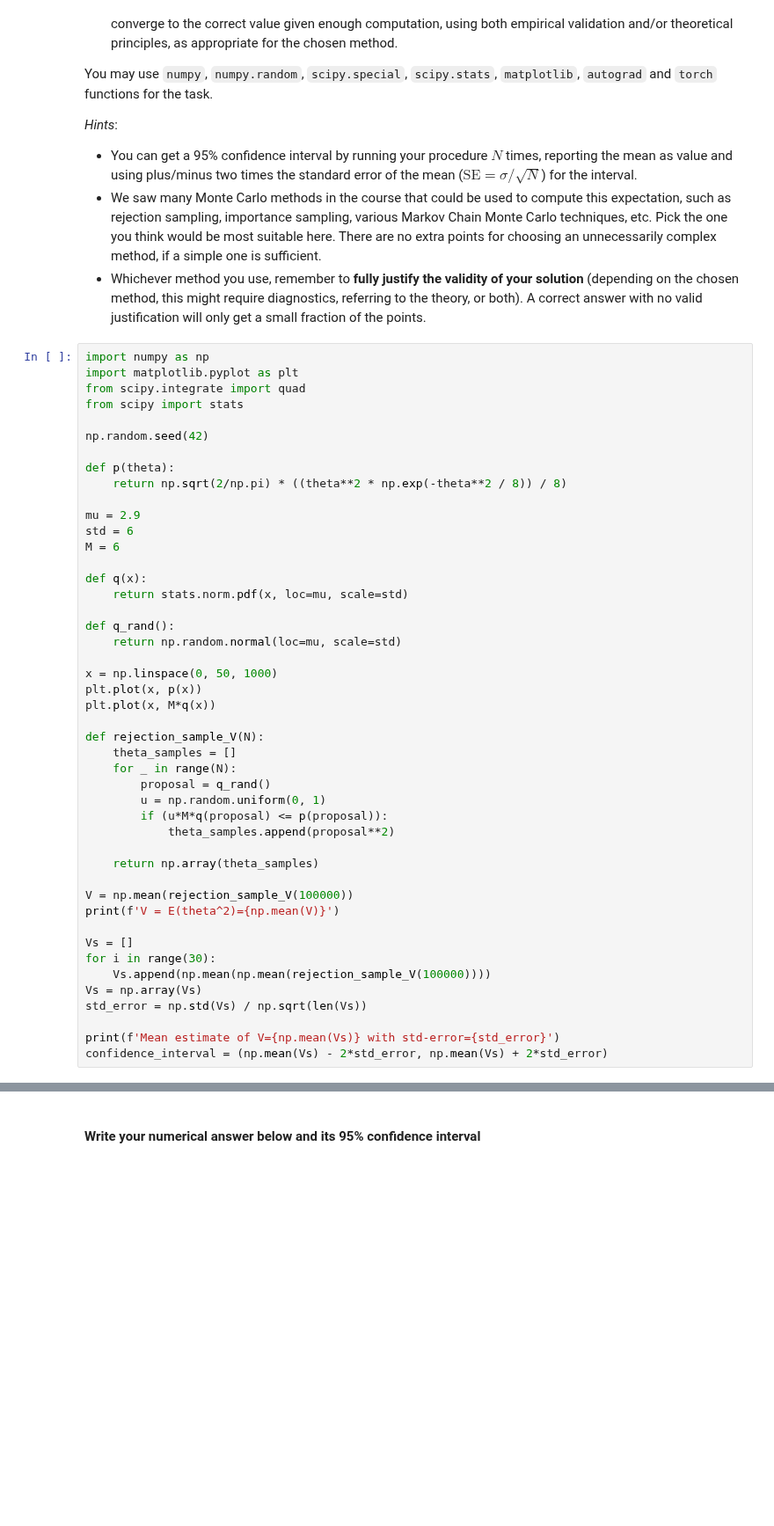
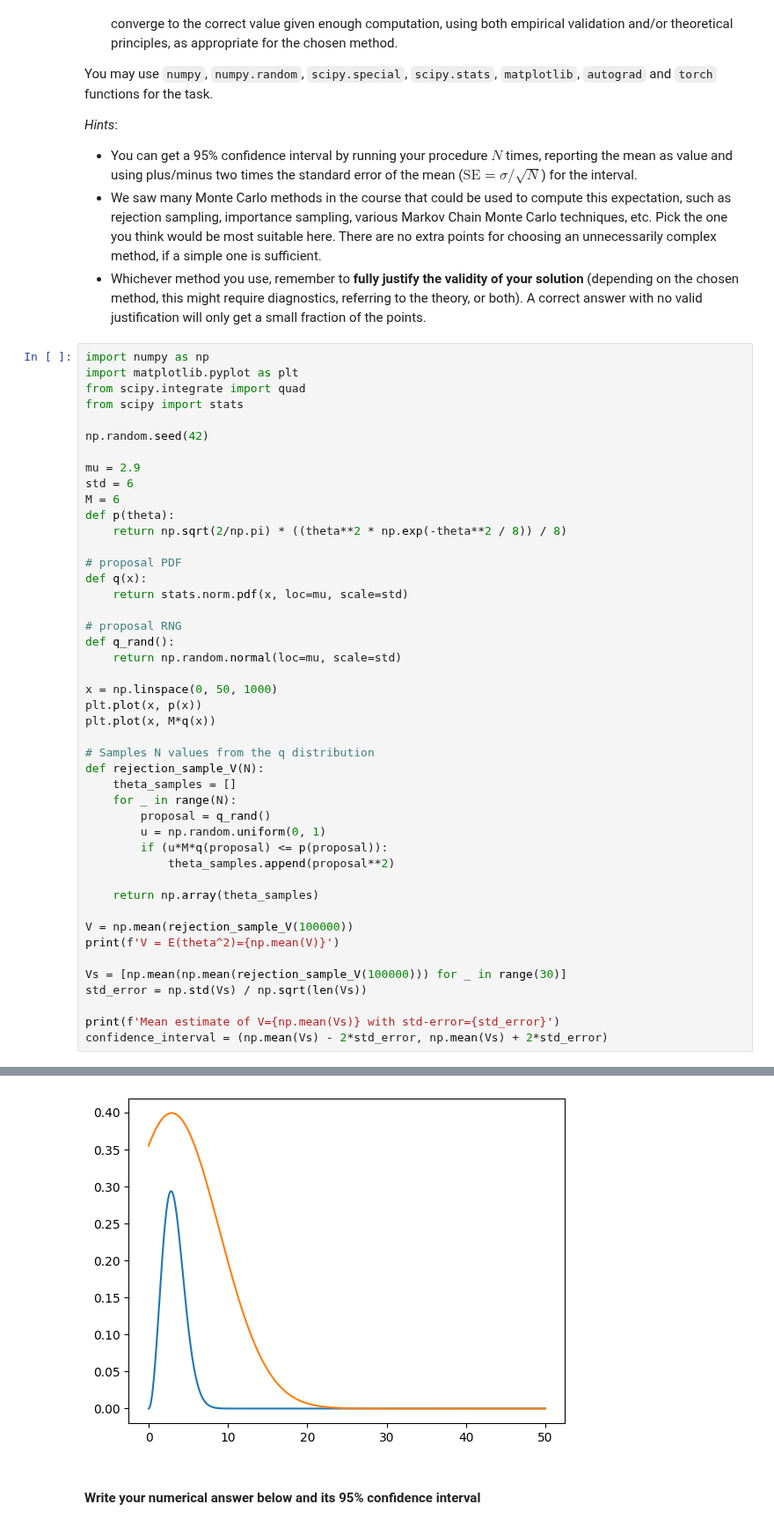
Before and after one commit to alexjilkin/comp-stats, a Jupyter notebook: CompStats_home_exam_2023-10.ipynb, the cells around one changed output, grey strips where cells are left out. Shown at 88% size. Saved outputs shown, nothing was run; the diff lists cells and outputs as text; blank space fills up the shorter version.

```diff
--- a/CompStats_home_exam_2023-10.ipynb
+++ b/CompStats_home_exam_2023-10.ipynb
@@ -280,16 +280,17 @@ from scipy import stats
 
 np.random.seed(42)
 
+mu = 2.9
+std = 6
+M = 6
 def p(theta):
     return np.sqrt(2/np.pi) * ((theta**2 * np.exp(-theta**2 / 8)) / 8)
 
-mu = 2.9
-std = 6
-M = 6
-
+# proposal PDF
 def q(x):
     return stats.norm.pdf(x, loc=mu, scale=std)
 
+# proposal RNG
 def q_rand():
     return np.random.normal(loc=mu, scale=std)
 
@@ -297,6 +298,7 @@ x = np.linspace(0, 50, 1000)
 plt.plot(x, p(x))
 plt.plot(x, M*q(x))
 
+# Samples N values from the q distribution
 def rejection_sample_V(N):
     theta_samples = []
     for _ in range(N):
@@ -310,11 +312,9 @@ def rejection_sample_V(N):
 V = np.mean(rejection_sample_V(100000))
 print(f'V = E(theta^2)={np.mean(V)}')
 
-Vs = []
-for i in range(30):
-    Vs.append(np.mean(np.mean(rejection_sample_V(100000))))
-Vs = np.array(Vs)
+Vs = [np.mean(np.mean(rejection_sample_V(100000))) for _ in range(30)]
 std_error = np.std(Vs) / np.sqrt(len(Vs))
 
 print(f'Mean estimate of V={np.mean(Vs)} with std-error={std_error}')
 confidence_interval = (np.mean(Vs) - 2*std_error, np.mean(Vs) + 2*std_error)
+# %% [output]
@@ -321,3 +323,4 @@ confidence_interval = (np.mean(Vs) - 2*std_error, np.mean(Vs) + 2*std_error)
+[figure, added]
 # %% [markdown]
 #### Write your numerical answer below and its 95% confidence interval
 # %%
```
Also changed, not shown: parts of 3 cells of this notebook.
